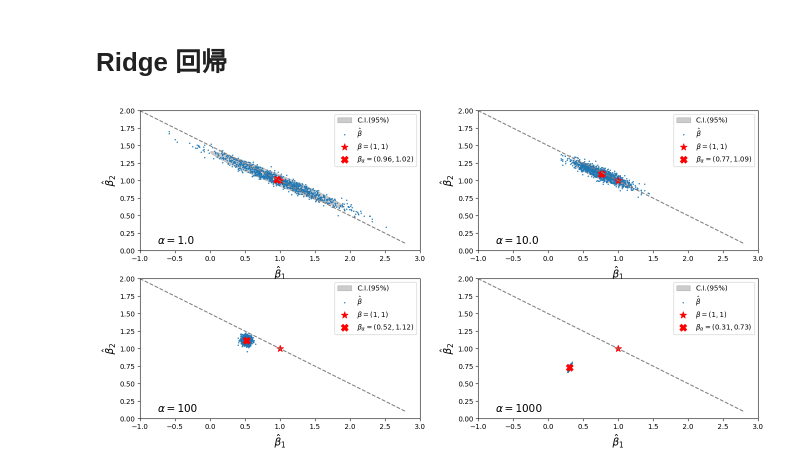
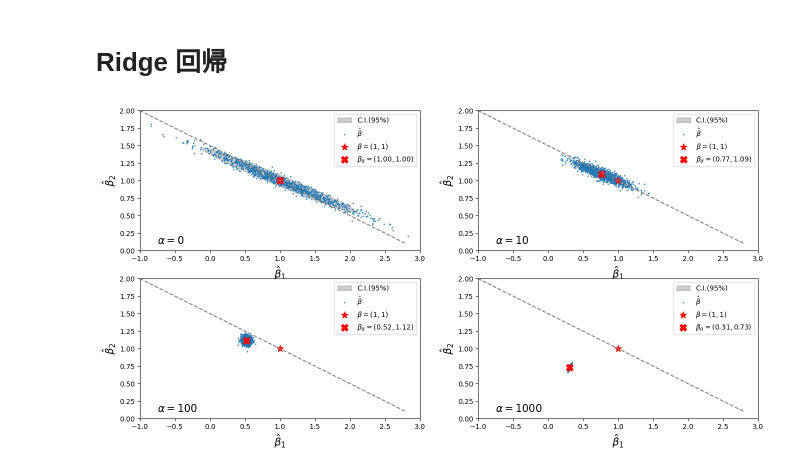
Before and after one commit to tatamiya/blog_artifacts, a Jupyter notebook: zenn/20230918_multicolinearity/完全でない多重共線性があるときの線形回帰係数の分布.ipynb, the cells around one changed output. Cells and saved outputs as stored; diff of their text form; code cells hidden in the pictures.

```diff
--- a/zenn/20230918_multicolinearity/完全でない多重共線性があるときの線形回帰係数の分布.ipynb
+++ b/zenn/20230918_multicolinearity/完全でない多重共線性があるときの線形回帰係数の分布.ipynb
@@ -303,7 +303,7 @@ eta = sigma_eta * np.random.randn(sample_size)
 x2 = x1 * coef + eta
 
 fig, axes = plt.subplots(2,2, figsize=(16, 8))
-for alpha, ax in zip((1.0, 10.0, 100, 1000), axes.flatten()):
+for alpha, ax in zip((0, 10, 100, 1000), axes.flatten()):
 
 
 
@@ -344,31 +344,31 @@ for alpha, ax in zip((1.0, 10.0, 100, 1000), axes.flatten()):
 
   ## 推定量分布の95%領域を表す楕円
   z_alpha = norm.ppf(0.975)
   cov = sigma ** 2 * (ridge_mat @ xtx @ ridge_mat)[1:, 1:]  # 推定量の分散共分散行列
   cov_eig_val, cov_eig_vec = np.linalg.eig(cov)
   ellipse_width = np.sqrt(cov_eig_val[0]) * z_alpha * 2
   ellipse_height = np.sqrt(cov_eig_val[1]) * z_alpha * 2
   ellipse_angle = np.arctan2(cov_eig_vec[1,0], cov_eig_vec[0,0]) / np.pi * 180
 
   ellipse = Ellipse((ridge_beta[1], ridge_beta[2]), width=ellipse_width, height=ellipse_height, angle=ellipse_angle, color="gray", alpha=0.4, label="C.I.(95%)")
   ax.add_patch(ellipse)
 
   plot_line(lambda x: -0.5*x + 1.5, x_min, x_max, ax, ls="--", color="gray")
 
   ax.scatter(x=beta1_hat, y=beta2_hat, s=1, label="$\\hat{\\beta}$")
 
   ax.scatter(beta[1], beta[2], color="red", s=100, marker="*", label="$\\beta=(1,1)$")
   ax.scatter(ridge_beta[1], ridge_beta[2], color="red", s=100, marker="X", label="$\\beta_\\alpha=({:.2f},{:.2f})$".format(ridge_beta[1], ridge_beta[2]))
 
   #ax.text(-0.75,0.3, "$\\rho={}$".format(rho), fontsize=15)
   ax.text(-0.75,0.1, "$\\alpha = {}$".format(alpha), fontsize=15)
 
   ax.legend()
 
   ax.set_xlim(x_min, x_max)
   ax.set_ylim(0,(x_max - x_min) * 0.5)
 
   ax.set_xlabel("$\\hat{\\beta}_1$", fontsize="15")
   ax.set_ylabel("$\\hat{\\beta}_2$", fontsize="15")
 # %% [output]
-[figure, old version]
+[figure, new version]
```
